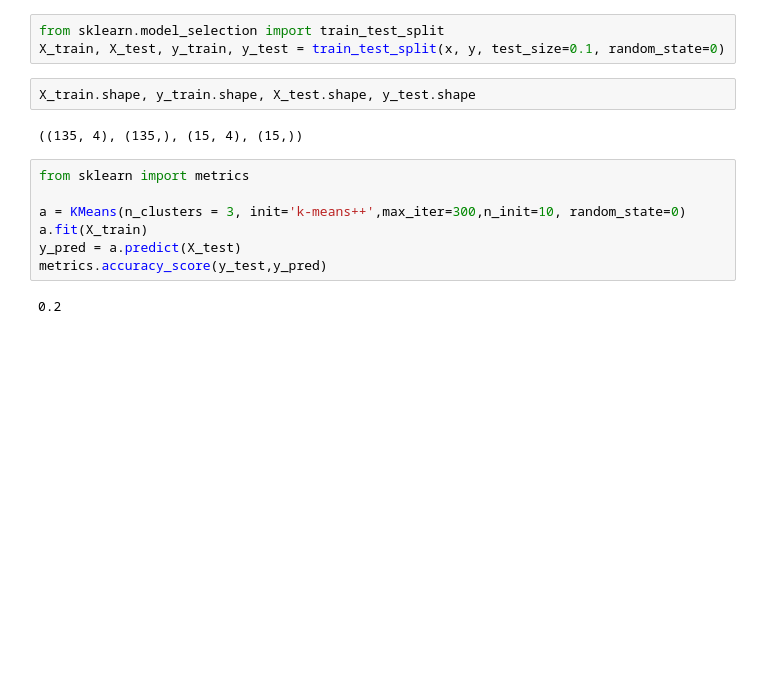
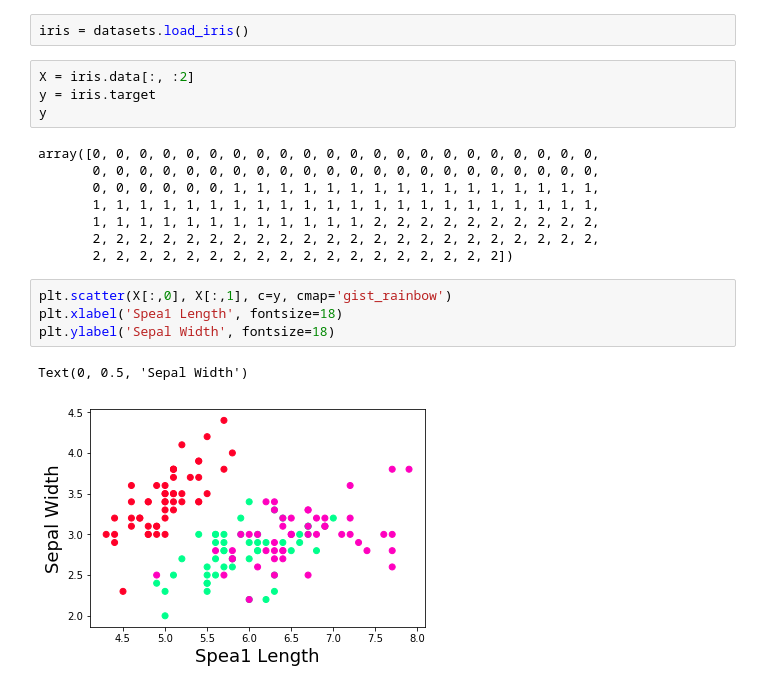
Before and after one commit to quanghoan/k-means-and-spectral-clustering, a Jupyter notebook: Iris.ipynb, the cells around one changed output. Drawn from its saved outputs; the diff is of its cells as text; blank space fills up the shorter version.

```diff
--- a/Iris.ipynb
+++ b/Iris.ipynb
@@ -124,16 +7,21 @@ y = dataset["species_code"]
-# %%
-from sklearn.model_selection import train_test_split
-X_train, X_test, y_train, y_test = train_test_split(x, y, test_size=0.1, random_state=0)
-# %%
-X_train.shape, y_train.shape, X_test.shape, y_test.shape
-# %% [output]
-((135, 4), (135,), (15, 4), (15,))
-# %%
-from sklearn import metrics
-
-a = KMeans(n_clusters = 3, init='k-means++',max_iter=300,n_init=10, random_state=0)
-a.fit(X_train)
-y_pred = a.predict(X_test)
-metrics.accuracy_score(y_test,y_pred)
-# %% [output]
-0.2
+# %%
+iris = datasets.load_iris()
+# %%
+X = iris.data[:, :2]
+y = iris.target
+y
+# %% [output]
+array([0, 0, 0, 0, 0, 0, 0, 0, 0, 0, 0, 0, 0, 0, 0, 0, 0, 0, 0, 0, 0, 0,
+       0, 0, 0, 0, 0, 0, 0, 0, 0, 0, 0, 0, 0, 0, 0, 0, 0, 0, 0, 0, 0, 0,
+       0, 0, 0, 0, 0, 0, 1, 1, 1, 1, 1, 1, 1, 1, 1, 1, 1, 1, 1, 1, 1, 1,
+       1, 1, 1, 1, 1, 1, 1, 1, 1, 1, 1, 1, 1, 1, 1, 1, 1, 1, 1, 1, 1, 1,
+       1, 1, 1, 1, 1, 1, 1, 1, 1, 1, 1, 1, 2, 2, 2, 2, 2, 2, 2, 2, 2, 2,
+       2, 2, 2, 2, 2, 2, 2, 2, 2, 2, 2, 2, 2, 2, 2, 2, 2, 2, 2, 2, 2, 2,
+       2, 2, 2, 2, 2, 2, 2, 2, 2, 2, 2, 2, 2, 2, 2, 2, 2, 2])
+# %%
+plt.scatter(X[:,0], X[:,1], c=y, cmap='gist_rainbow')
+plt.xlabel('Spea1 Length', fontsize=18)
+plt.ylabel('Sepal Width', fontsize=18)
+# %% [output]
+Text(0, 0.5, 'Sepal Width')
+[figure, added]
```
Also changed, not shown: parts of 23 cells of this notebook, 4 other files.
